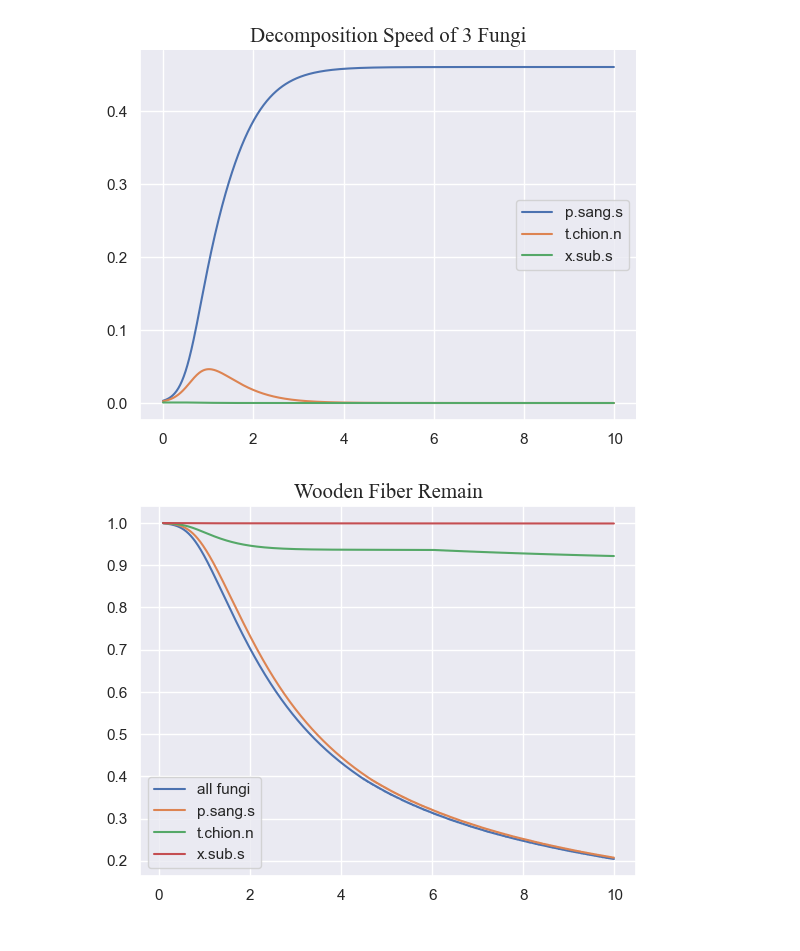
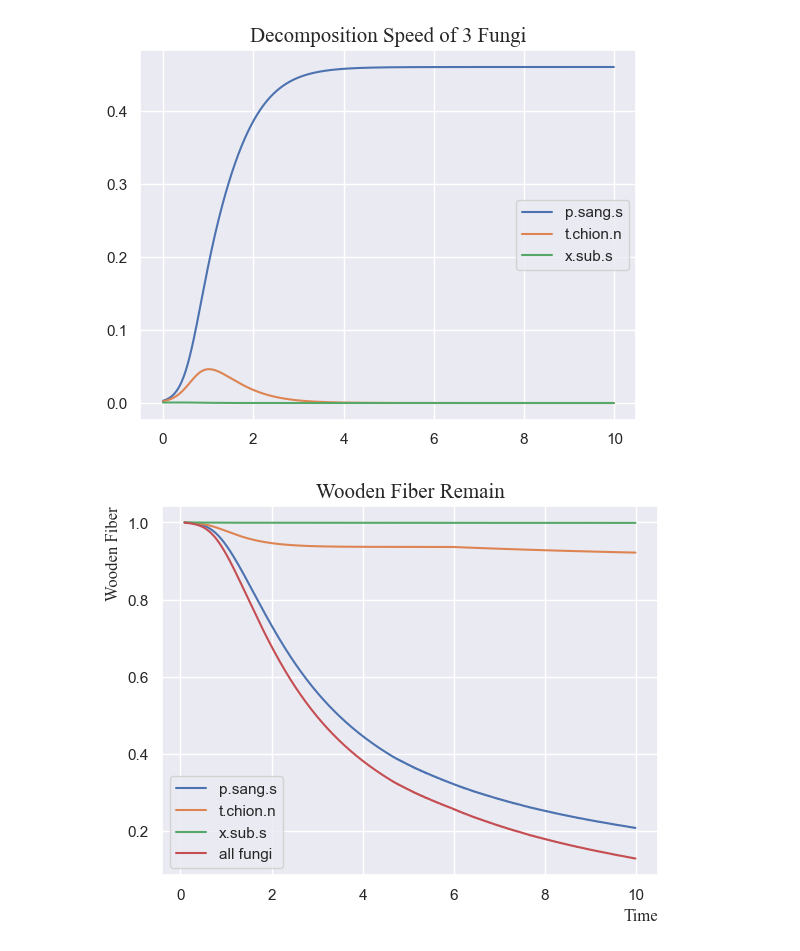
Before and after one commit to SILENT-GUO/MCM_works, a Jupyter notebook: 2021TaskA/dataPreProcessing.ipynb, the cells around one changed output. Saved outputs shown, nothing was run; the diff lists cells and outputs as text; code cells hidden in the pictures.

Commit message:
change wooden fiber remain

```diff
--- a/2021TaskA/dataPreProcessing.ipynb
+++ b/2021TaskA/dataPreProcessing.ipynb
@@ -131,32 +133,45 @@ decomposition_speed = p_Decomposition_speed + t_Decomposition_speed + x_Decompos
 [figure]
 # %%
 from scipy import integrate
+
+
 def calculate_wooden_fiber_remain(time, decomposition_speed, label):
     wooden_fiber_remain = [1]
     counter = 10
     flag = True
     for i in time[10:]:
         if(flag):
             x = np.linspace(0, i, counter)
-            y = np.array(-decomposition_speed[:counter] * wooden_fiber_remain[-1])
+            y = np.array(-decomposition_speed[:counter]
+                         * wooden_fiber_remain[-1])
             # print(len(x), len(y), i)
             result = integrate.trapz(y, x)
         if(result < -1):
             wooden_fiber_remain.append(0)
             flag = False
         else:
             if(result + 1 > wooden_fiber_remain[-1]):
                 wooden_fiber_remain.append(wooden_fiber_remain[-1])
             else:
                 wooden_fiber_remain.append(1 + result)
                 counter = 1 + counter
     plt.plot(time[9:], wooden_fiber_remain, label=label)
-plt.title('Wooden Fiber Remain', font={'family':'Times New Roman', 'size':15})
-calculate_wooden_fiber_remain(time, decomposition_speed, 'all fungi')
-calculate_wooden_fiber_remain(time, p_Decomposition_speed, 'p.sang.s')
-calculate_wooden_fiber_remain(time, t_Decomposition_speed, 't.chion.n')
-calculate_wooden_fiber_remain(time, x_Decomposition_speed, 'x.sub.s')
+    return 1-np.array(wooden_fiber_remain)
+
+
+plt.title('Wooden Fiber Remain', font={
+          'family': 'Times New Roman', 'size': 15})
+plt.ylabel("Wooden Fiber", font={
+           'family': 'Times New Roman', 'size': 12}, loc='top')
+plt.xlabel("Time", font={'family': 'Times New Roman', 'size': 12}, loc='right')
+# calculate_wooden_fiber_remain(time, decomposition_speed, 'all fungi')
+p_loss = calculate_wooden_fiber_remain(time, p_Decomposition_speed, 'p.sang.s')
+t_loss = calculate_wooden_fiber_remain(
+    time, t_Decomposition_speed, 't.chion.n')
+x_loss = calculate_wooden_fiber_remain(time, x_Decomposition_speed, 'x.sub.s')
+loss = p_loss+t_loss+x_loss
+plt.plot(time[9:], 1-loss, label='all fungi')
 plt.legend()
 plt.show()
 # %% [output]
-[figure, old version]
+[figure, new version]
```
Also changed, not shown: parts of 2 cells of this notebook.
